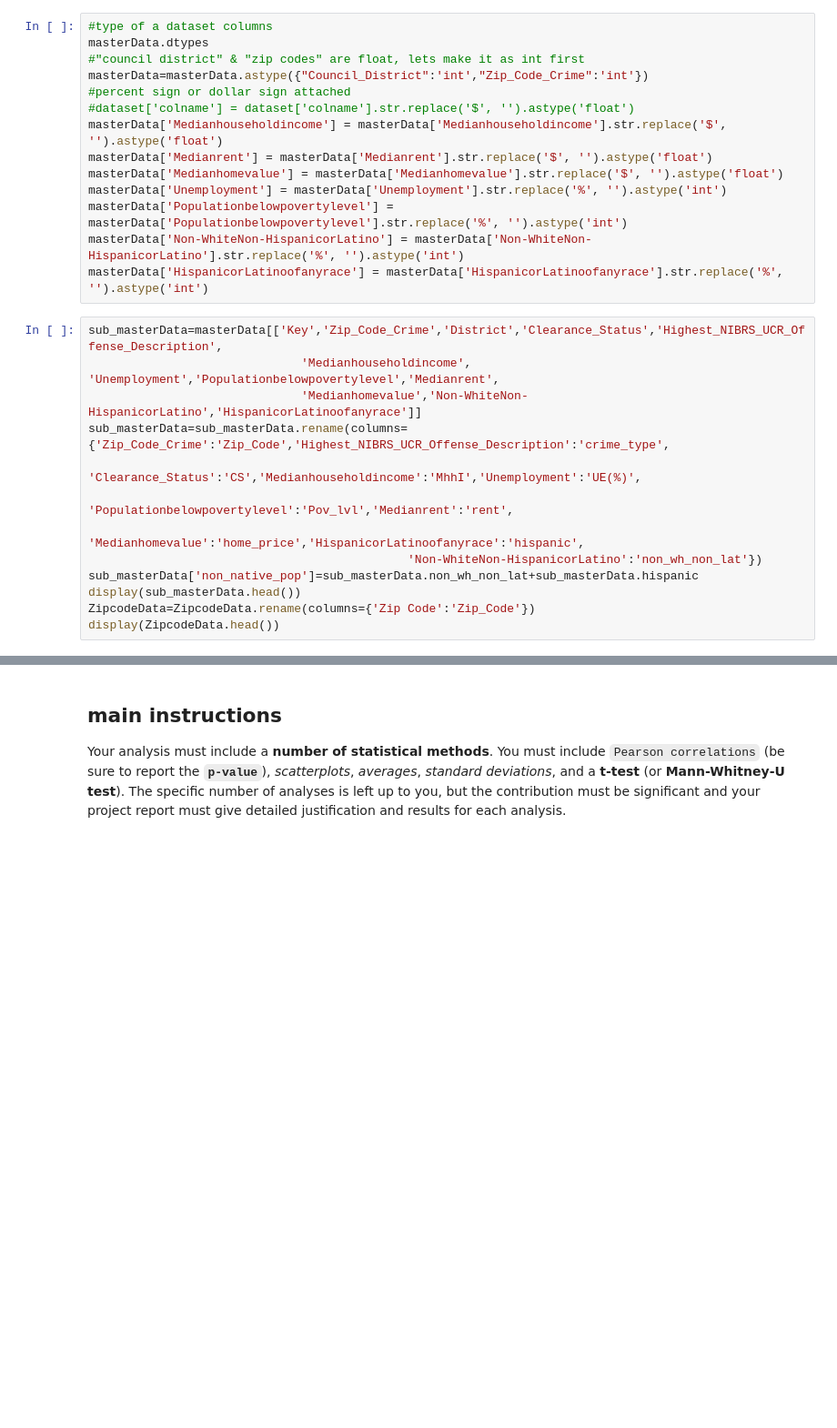
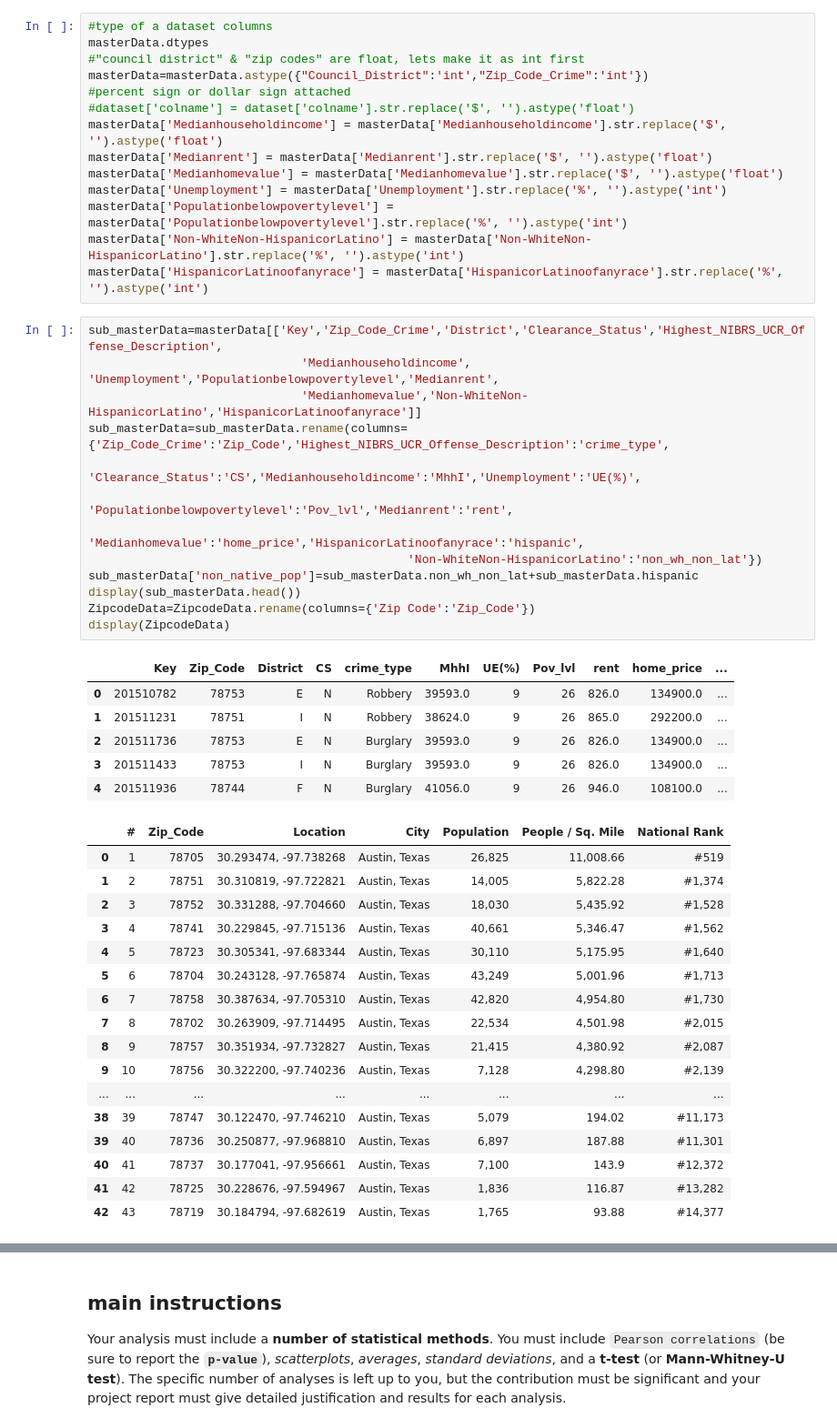
Before and after one commit to meghkc/cs5830-project2, a Jupyter notebook: project2.ipynb, the cells around one changed output, grey strips where cells are left out. Shown at 91% size. Saved outputs shown, nothing was run; the diff lists cells and outputs as text; blank space fills up the shorter version.

```diff
--- a/project2.ipynb
+++ b/project2.ipynb
@@ -50,16 +57,40 @@ masterData['HispanicorLatinoofanyrace'] = masterData['HispanicorLatinoofanyrace'
 # %%
 sub_masterData=masterData[['Key','Zip_Code_Crime','District','Clearance_Status','Highest_NIBRS_UCR_Offense_Description',
                               'Medianhouseholdincome', 'Unemployment','Populationbelowpovertylevel','Medianrent',
                               'Medianhomevalue','Non-WhiteNon-HispanicorLatino','HispanicorLatinoofanyrace']]
 sub_masterData=sub_masterData.rename(columns={'Zip_Code_Crime':'Zip_Code','Highest_NIBRS_UCR_Offense_Description':'crime_type',
                                              'Clearance_Status':'CS','Medianhouseholdincome':'MhhI','Unemployment':'UE(%)',
                                              'Populationbelowpovertylevel':'Pov_lvl','Medianrent':'rent',
                                              'Medianhomevalue':'home_price','HispanicorLatinoofanyrace':'hispanic',
                                              'Non-WhiteNon-HispanicorLatino':'non_wh_non_lat'})
 sub_masterData['non_native_pop']=sub_masterData.non_wh_non_lat+sub_masterData.hispanic
 display(sub_masterData.head())
 ZipcodeData=ZipcodeData.rename(columns={'Zip Code':'Zip_Code'})
-display(ZipcodeData.head())
+display(ZipcodeData)
+# %% [output]
+|  | Key | Zip_Code | District | CS | crime_type | MhhI | UE(%) | Pov_lvl | rent | home_price | ... |
+| 0 | 201510782 | 78753 | E | N | Robbery | 39593.0 | 9 | 26 | 826.0 | 134900.0 | ... |
+| 1 | 201511231 | 78751 | I | N | Robbery | 38624.0 | 9 | 26 | 865.0 | 292200.0 | ... |
+| 2 | 201511736 | 78753 | E | N | Burglary | 39593.0 | 9 | 26 | 826.0 | 134900.0 | ... |
+| 3 | 201511433 | 78753 | I | N | Burglary | 39593.0 | 9 | 26 | 826.0 | 134900.0 | ... |
+| 4 | 201511936 | 78744 | F | N | Burglary | 41056.0 | 9 | 26 | 946.0 | 108100.0 | ... |
+|  | # | Zip_Code | Location | City | Population | People / Sq. Mile | National Rank |
+| 0 | 1 | 78705 | 30.293474, -97.738268 | Austin, Texas | 26,825 | 11,008.66 | #519 |
+| 1 | 2 | 78751 | 30.310819, -97.722821 | Austin, Texas | 14,005 | 5,822.28 | #1,374 |
+| 2 | 3 | 78752 | 30.331288, -97.704660 | Austin, Texas | 18,030 | 5,435.92 | #1,528 |
+| 3 | 4 | 78741 | 30.229845, -97.715136 | Austin, Texas | 40,661 | 5,346.47 | #1,562 |
+| 4 | 5 | 78723 | 30.305341, -97.683344 | Austin, Texas | 30,110 | 5,175.95 | #1,640 |
+| 5 | 6 | 78704 | 30.243128, -97.765874 | Austin, Texas | 43,249 | 5,001.96 | #1,713 |
+| 6 | 7 | 78758 | 30.387634, -97.705310 | Austin, Texas | 42,820 | 4,954.80 | #1,730 |
+| 7 | 8 | 78702 | 30.263909, -97.714495 | Austin, Texas | 22,534 | 4,501.98 | #2,015 |
+| 8 | 9 | 78757 | 30.351934, -97.732827 | Austin, Texas | 21,415 | 4,380.92 | #2,087 |
+| 9 | 10 | 78756 | 30.322200, -97.740236 | Austin, Texas | 7,128 | 4,298.80 | #2,139 |
+| ... | ... | ... | ... | ... | ... | ... | ... |
+| 38 | 39 | 78747 | 30.122470, -97.746210 | Austin, Texas | 5,079 | 194.02 | #11,173 |
+| 39 | 40 | 78736 | 30.250877, -97.968810 | Austin, Texas | 6,897 | 187.88 | #11,301 |
+| 40 | 41 | 78737 | 30.177041, -97.956661 | Austin, Texas | 7,100 | 143.9 | #12,372 |
+| 41 | 42 | 78725 | 30.228676, -97.594967 | Austin, Texas | 1,836 | 116.87 | #13,282 |
+| 42 | 43 | 78719 | 30.184794, -97.682619 | Austin, Texas | 1,765 | 93.88 | #14,377 |
 # %%
 unified_dataset=pd.merge(sub_masterData,ZipcodeData,on='Zip_Code')
 display(unified_dataset)
```
Also changed, not shown: parts of 15 cells of this notebook, 8 other files.
